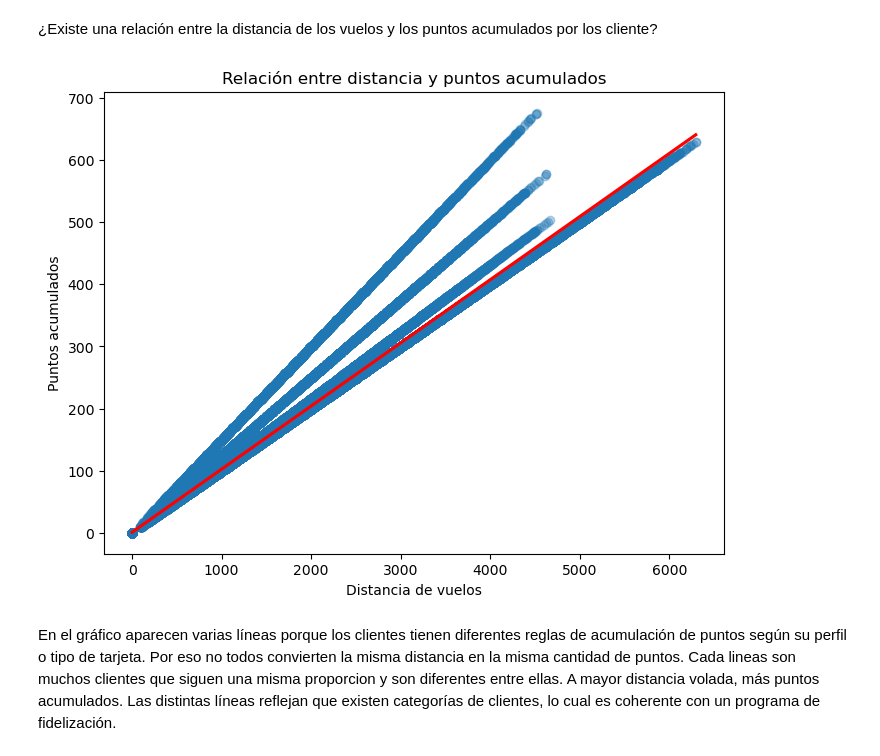
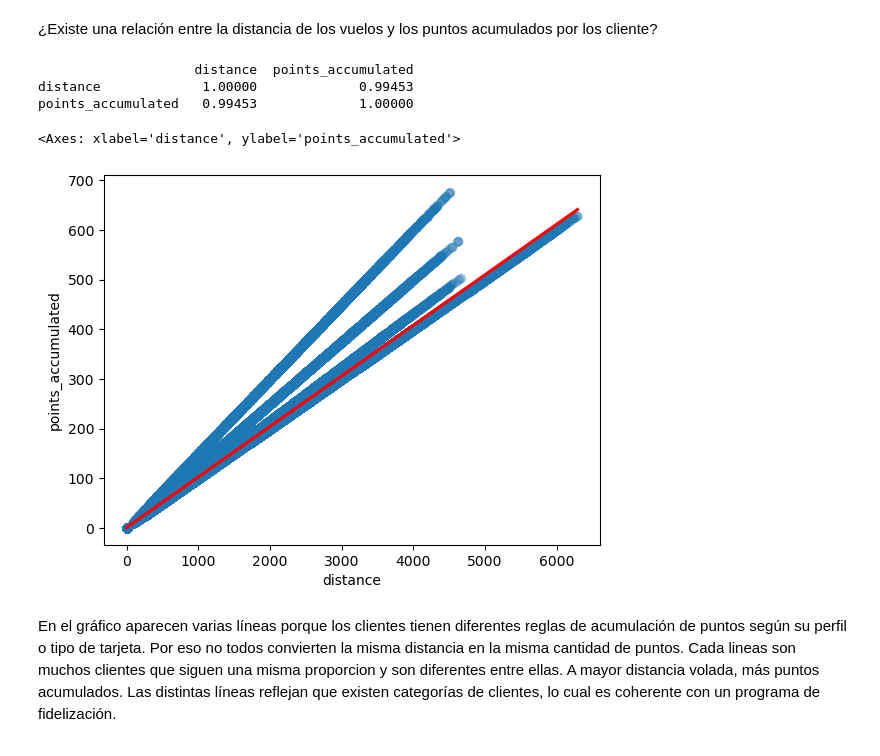
Before and after one commit to Adalab/bda-modulo-3-evaluacion-final-ela-art, a Jupyter notebook: Evaluacion3.ipynb, the cells around one changed output. Drawn from its saved outputs; the diff is of its cells as text; code cells hidden in the pictures.

Commit message:
Funciones y análisis final

```diff
--- a/Evaluacion3.ipynb
+++ b/Evaluacion3.ipynb
@@ -23,10 +23,10 @@ Index(['Loyalty Number', 'Year', 'Month', 'Flights Booked',
        'Points Accumulated', 'Points Redeemed', 'Dollar Cost Points Redeemed'],
       dtype='object')
 # %%
-#funcion pre_eda. calidad y validacion de datos antes del EDA
+#funcion pre_eda. me aseguro de la calidad y validacion de datos antes del EDA
 
 def pre_eda(df: pd.DataFrame, name: str = "df"): #una funcion pre-Eda que recibe un dataframe y lo llama df.
-    rep = {} #defnine un diccionario donde iran guardando losresuktados del preEda.
+    rep = {} #defnine un diccionario donde iran guardando los resuktados del preEda.
 
 
     dfc = df.copy()# se crea una copia del dataframe para no trabajar sobre el original.
@@ -46,7 +46,7 @@ def pre_eda(df: pd.DataFrame, name: str = "df"): #una funcion pre-Eda que recibe
     rep["dtypes"] = dfc.dtypes
 
 
-    rep["nulos_top"] = dfc.isnull().sum().sort_values(ascending=False).head(10) #saca los nulos y los duplicados.
+    rep["nulos"] = dfc.isnull().sum().sort_values(ascending=False)#saca los nulos y los duplicados.
     rep["duplicados"] = int(dfc.duplicated().sum())
 
     # === Print ordenado ===
@@ -56,8 +56,9 @@ def pre_eda(df: pd.DataFrame, name: str = "df"): #una funcion pre-Eda que recibe
     print("tipos:")
     print(rep["dtypes"].to_string())#el tipo,nulos,duplicados en texto plano para que no se corte
 
-    print("\nnulos (top):")
-    print(rep["nulos_top"].to_string())
+    print("Nulos por columna:")
+    print(rep["nulos"].to_string())
+
 
     print(f"\nDuplicados totales: {rep['duplicados']}")
 
@@ -708,5 +702 @@ oyalty_card no presenta nulos y contiene 3 categorías válidas. Es una variable
-# %%
-#Converti las dos columnas a int
-df_loyalty_clean["cancellation_year"] = df_loyalty_clean["cancellation_year"].astype("Int64")
-df_loyalty_clean["cancellation_month"] = df_loyalty_clean["cancellation_month"].astype("Int64")
 # %%
@@ -876,18 +913,23 @@ plt.show()
 Los vuelos reservados se distribuyen regularmente a lo largo de los meses con un aumento claro en verano y Diciembre y con picos en Agosto. Al comparar los años, 2018 presenta en la mayoría de los meses un mayor número de reservas que 2017, lo que indica un crecimiento en la actividad del programa de fidelización.
 # %% [markdown]
 ¿Existe una relación entre la distancia de los vuelos y los puntos acumulados por los cliente?
+# %%
+print(df_flight_grouped[["distance","points_accumulated"]].corr())
+# %% [output]
+                    distance  points_accumulated
+distance             1.00000             0.99453
+points_accumulated   0.99453             1.00000
 # %%
-plt.figure(figsize=(8,6))
-sns.regplot(x="distance", y="points_accumulated",
-            data=df_master,
-            scatter_kws={"alpha":0.3},  # puntos transparentes
-            line_kws={"color":"red"})   # línea de tendencia en rojo
-plt.title("Relación entre distancia y puntos acumulados")
-plt.xlabel("Distancia de vuelos")
-plt.ylabel("Puntos acumulados")
-plt.show()
+#Scatter plot con linea de regresion. Para comprobar si dos variables numerica tienen correlacion
+sns.regplot(
+    x="distance", y="points_accumulated",
+    data=df_master,
+    scatter_kws={"alpha":0.3},   # puntos transparentes
+    line_kws={"color":"red"}     # línea de tendencia en rojo
+)
 # %% [output]
+<Axes: xlabel='distance', ylabel='points_accumulated'>
-[figure, old version]
+[figure, new version]
 # %% [markdown]
 En el gráfico aparecen varias líneas porque los clientes tienen diferentes reglas de acumulación de puntos según su perfil o tipo de tarjeta. Por eso no todos convierten la misma distancia en la misma cantidad de puntos. Cada lineas son muchos clientes que siguen una misma proporcion y son diferentes entre ellas.
 A mayor distancia volada, más puntos acumulados. Las distintas líneas reflejan que existen categorías de clientes, lo cual es coherente con un programa de fidelización.
```
Also changed, not shown: parts of 55 cells of this notebook.
